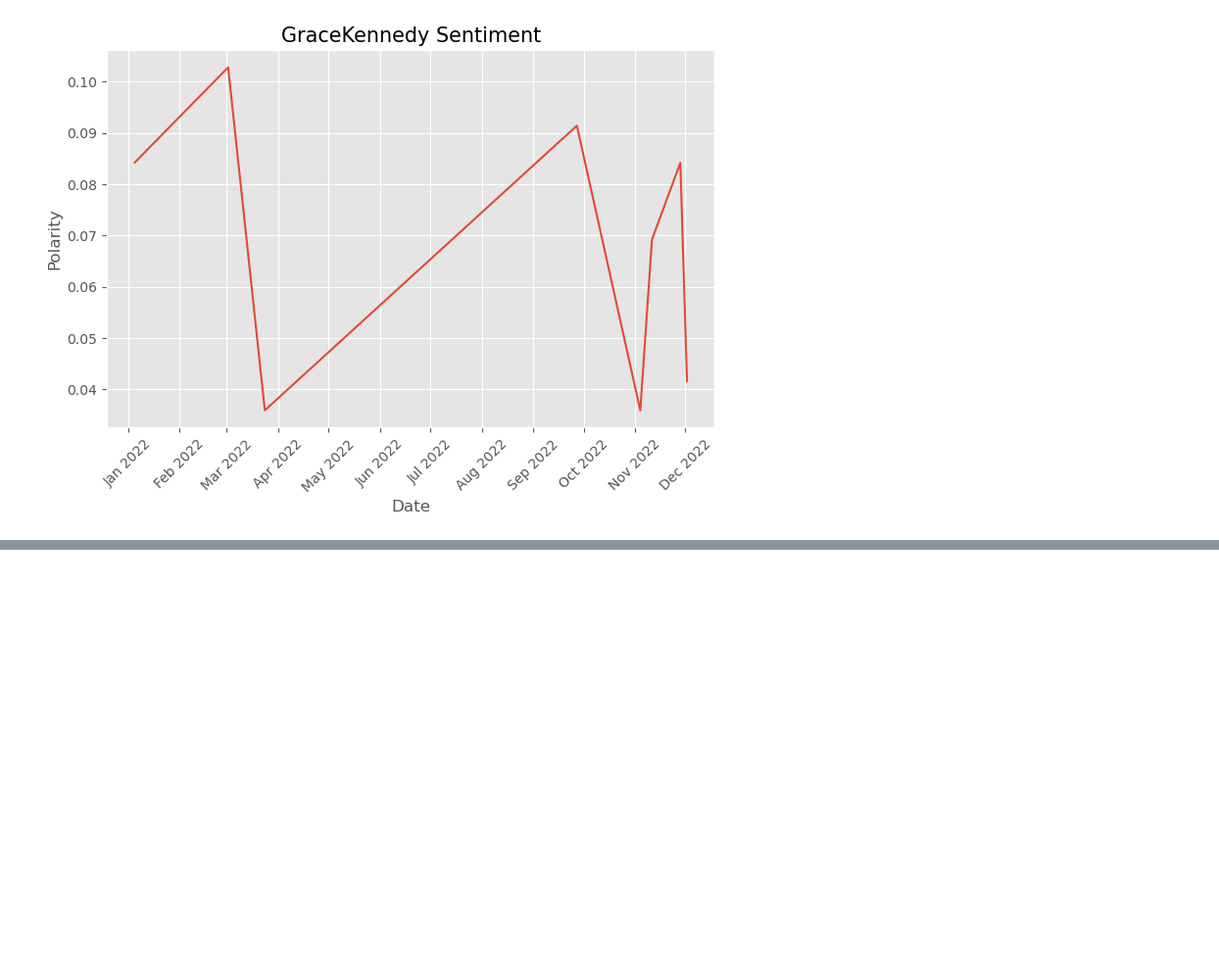
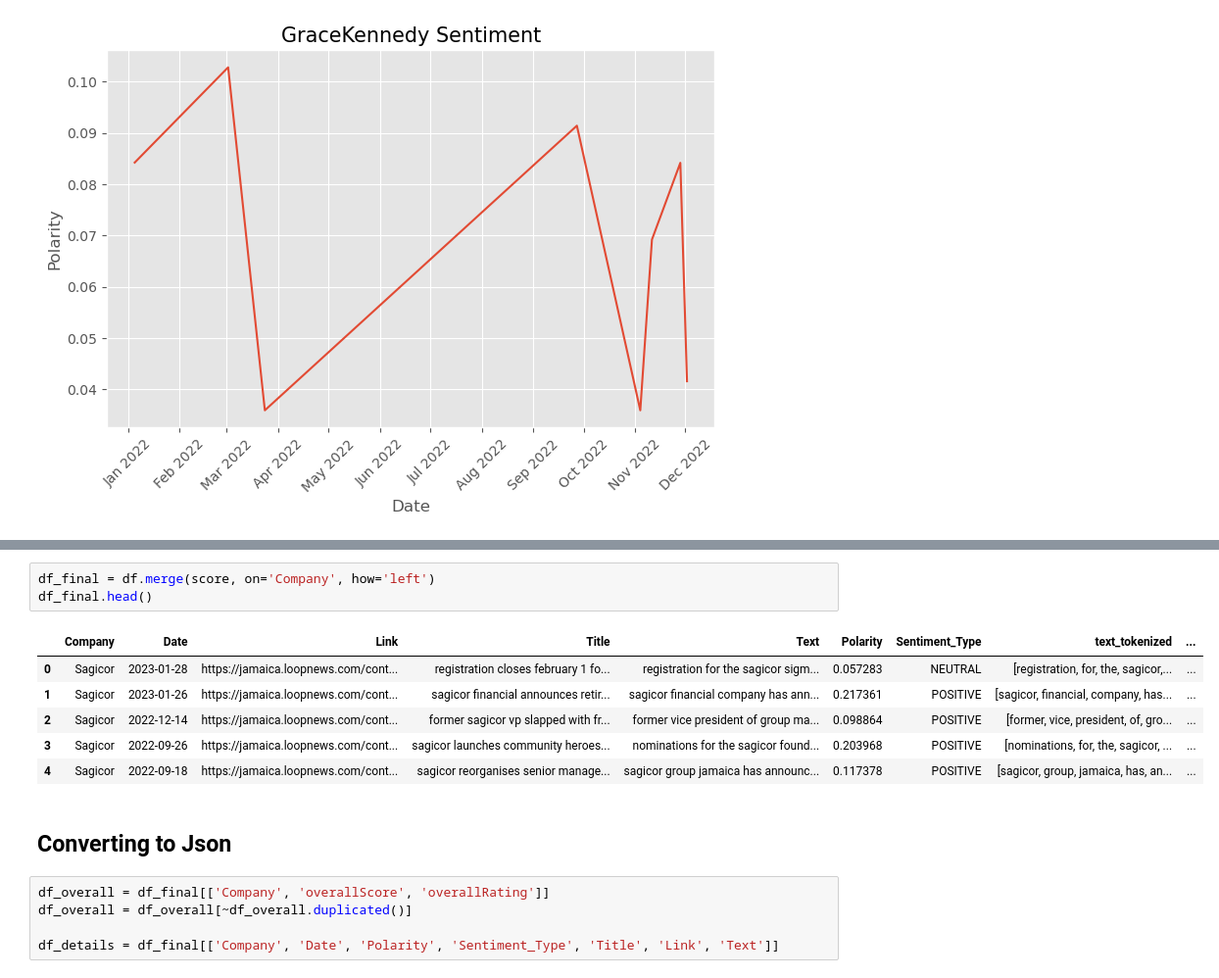
Before and after one commit to Dev-Dominic/Radio-Sentiment-Analysis-MHW, a Jupyter notebook: sentiment_model.ipynb, the cells around one changed output, grey strips where cells are left out. Shown at 98% size. Saved outputs shown, nothing was run; the diff lists cells and outputs as text; blank space fills up the shorter version.

```diff
--- a/sentiment_model.ipynb
+++ b/sentiment_model.ipynb
@@ -257,0 +291,17 @@ for company in companies:
+# %%
+df_final = df.merge(score, on='Company', how='left')
+df_final.head()
+# %% [output]
+|  | Company | Date | Link | Title | Text | Polarity | Sentiment_Type | text_tokenized | ... |
+| 0 | Sagicor | 2023-01-28 | https://jamaica.loopnews.com/cont... | registration closes february 1 fo... | registration for the sagicor sigm... | 0.057283 | NEUTRAL | [registration, for, the, sagicor,... | ... |
+| 1 | Sagicor | 2023-01-26 | https://jamaica.loopnews.com/cont... | sagicor financial announces retir... | sagicor financial company has ann... | 0.217361 | POSITIVE | [sagicor, financial, company, has... | ... |
+| 2 | Sagicor | 2022-12-14 | https://jamaica.loopnews.com/cont... | former sagicor vp slapped with fr... | former vice president of group ma... | 0.098864 | POSITIVE | [former, vice, president, of, gro... | ... |
+| 3 | Sagicor | 2022-09-26 | https://jamaica.loopnews.com/cont... | sagicor launches community heroes... | nominations for the sagicor found... | 0.203968 | POSITIVE | [nominations, for, the, sagicor, ... | ... |
+| 4 | Sagicor | 2022-09-18 | https://jamaica.loopnews.com/cont... | sagicor reorganises senior manage... | sagicor group jamaica has announc... | 0.117378 | POSITIVE | [sagicor, group, jamaica, has, an... | ... |
+# %% [markdown]
+## Converting to Json
+# %%
+df_overall = df_final[['Company', 'overallScore', 'overallRating']]
+df_overall = df_overall[~df_overall.duplicated()]
+
+df_details = df_final[['Company', 'Date', 'Polarity', 'Sentiment_Type', 'Title', 'Link', 'Text']]
```
Also changed, not shown: parts of 19 cells of this notebook.
